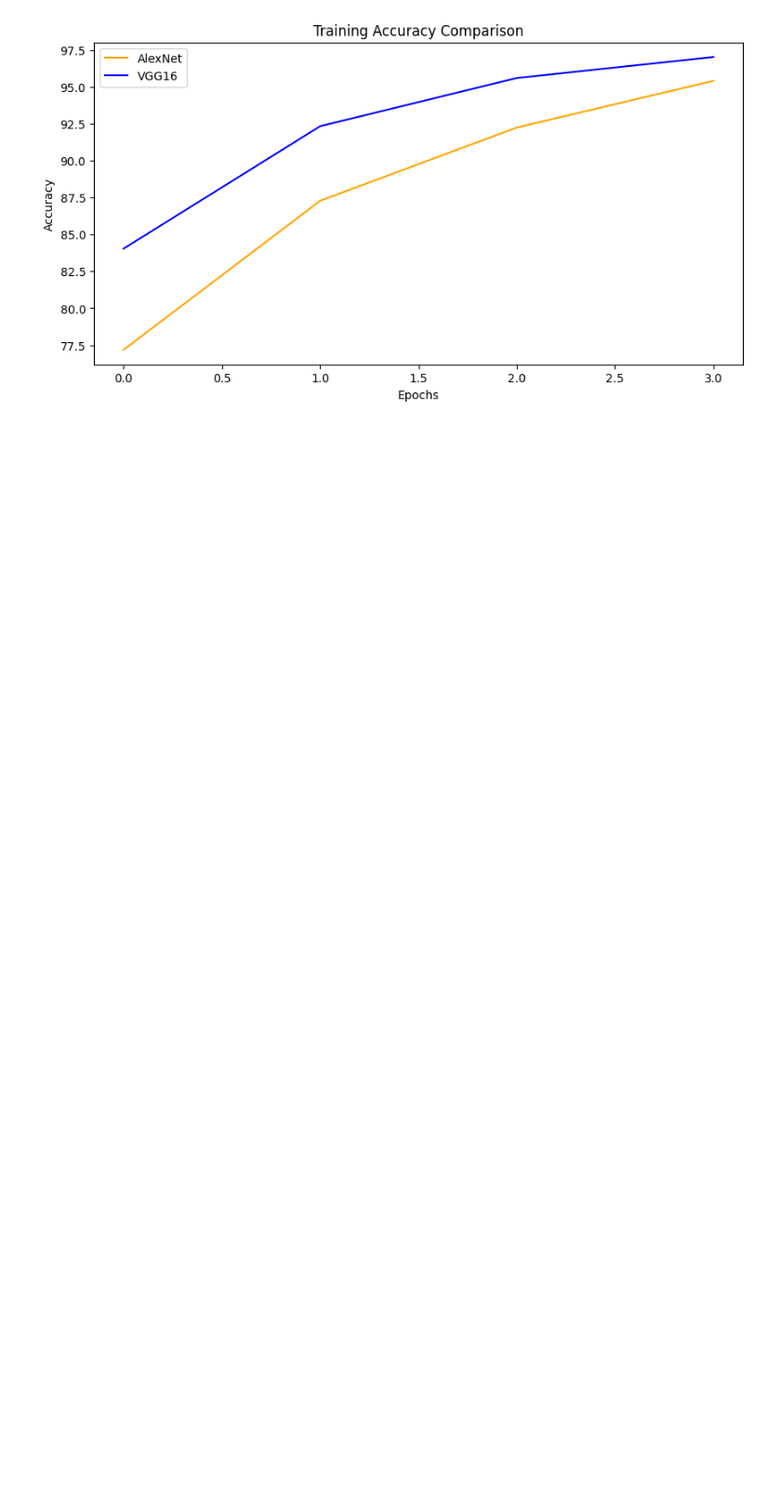
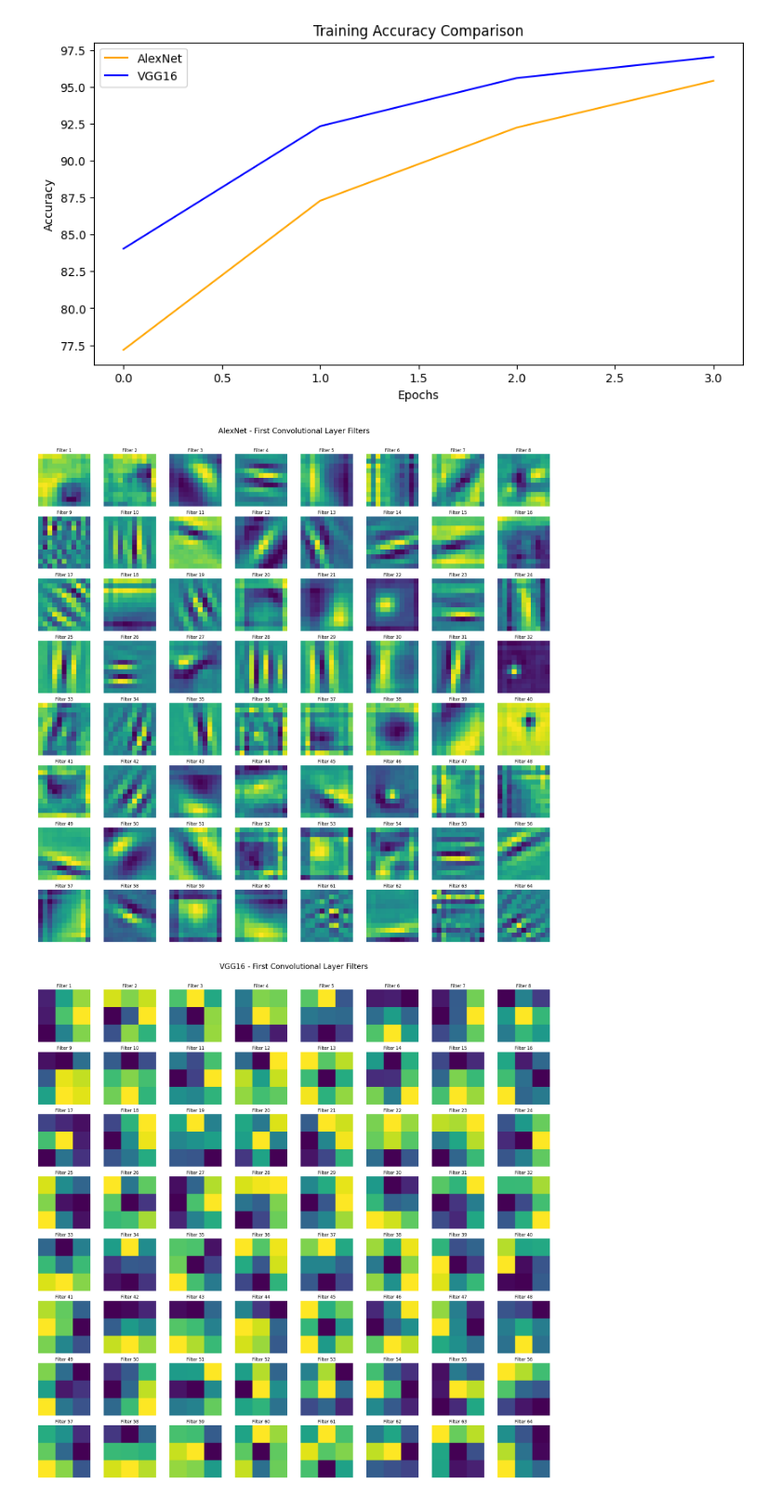
Before and after one commit to AbdelrahmanGalhom/AlexNetvsVGG, a Jupyter notebook: Comparison.ipynb, the cells around one changed output. Shown at 93% size. Saved outputs shown, nothing was run; the diff lists cells and outputs as text; code cells hidden in the pictures; blank space fills up the shorter version.

```diff
--- a/Comparison.ipynb
+++ b/Comparison.ipynb
@@ -59,3 +60,71 @@ plt.legend()
 plt.savefig(os.path.join(RESULTS_DIR, 'training_accuracy_comparison.png'), bbox_inches='tight')
 # %% [output]
 [figure]
+# %%
+#Visualize feature maps or filters learned by early layers.
+MODEL_DIR = os.path.join(os.getcwd(), 'models')
+
+# Create model architectures
+import torchvision.models as models
+from torch import nn
+# Create AlexNet
+alexnet_model = models.alexnet()
+# Adjust the classifier for 10 classes
+alexnet_model.classifier[1] = nn.Linear(9216,4096)
+alexnet_model.classifier[4] = nn.Linear(4096,512)
+alexnet_model.classifier[6] = nn.Linear(512,10)
+
+# Create VGG16
+vgg16_model = models.vgg16()
+# Adjust the classifier for 10 classes
+vgg16_model.classifier[3] = nn.Linear(4096,512)
+vgg16_model.classifier[6] = nn.Linear(512,10)
+
+# Load the state dictionaries
+alexnet_state_dict = torch.load(os.path.join(MODEL_DIR, 'alexnet_cifar10.pth'))
+vgg16_state_dict = torch.load(os.path.join(MODEL_DIR, 'vgg_cifar10.pth'))
+
+# Load the state dictionaries into the models
+alexnet_model.load_state_dict(alexnet_state_dict)
+vgg16_model.load_state_dict(vgg16_state_dict)
+
+# Get the first convolutional layer of each model
+alexnet_conv1 = alexnet_model.features[0]
+vgg16_conv1 = vgg16_model.features[0]
+
+# Function to visualize filters
+def visualize_filters(conv_layer, model_name):
+    filters = conv_layer.weight.data.cpu().numpy()
+    num_filters = filters.shape[0]
+
+    # Determine grid size for better visualization
+    grid_size = int(np.ceil(np.sqrt(num_filters)))
+    fig, axes = plt.subplots(grid_size, grid_size, figsize=(20, 20))
+
+    # Flatten axes array for easy indexing
+    axes = axes.flatten()
+
+    # Plot each filter
+    for i in range(num_filters):
+        # Normalize filter for better visibility
+        f = filters[i][0]
+        f = (f - f.min()) / (f.max() - f.min() + 1e-8)  # Normalize to [0,1] range
+        axes[i].imshow(f, cmap='viridis')
+        axes[i].set_title(f'Filter {i+1}')
+        axes[i].axis('off')
+
+    # Hide empty subplots
+    for i in range(num_filters, len(axes)):
+        axes[i].axis('off')
+
+    plt.suptitle(f'{model_name} - First Convolutional Layer Filters', fontsize=20)
+    plt.tight_layout(rect=[0, 0, 1, 0.97])  # Adjust layout to make room for the title
+    plt.savefig(os.path.join(RESULTS_DIR, f'{model_name}_filters.png'), bbox_inches='tight', dpi=300)
+    plt.show()
+
+# Visualize filters for both models
+visualize_filters(alexnet_conv1, 'AlexNet')
+visualize_filters(vgg16_conv1, 'VGG16')
+# %% [output]
+[figure, added]
+[figure, added]
```
Also changed, not shown: parts of 1 cell of this notebook.
